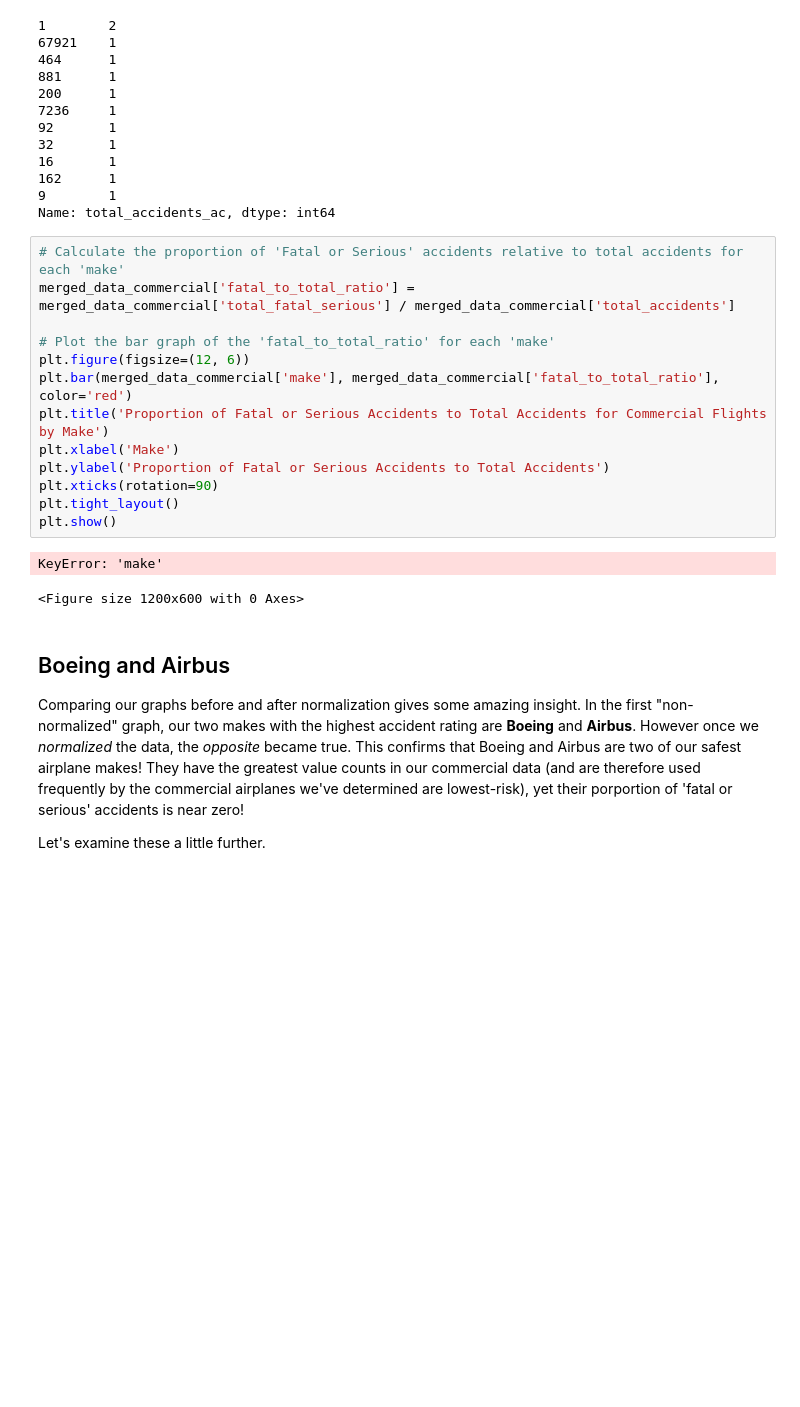
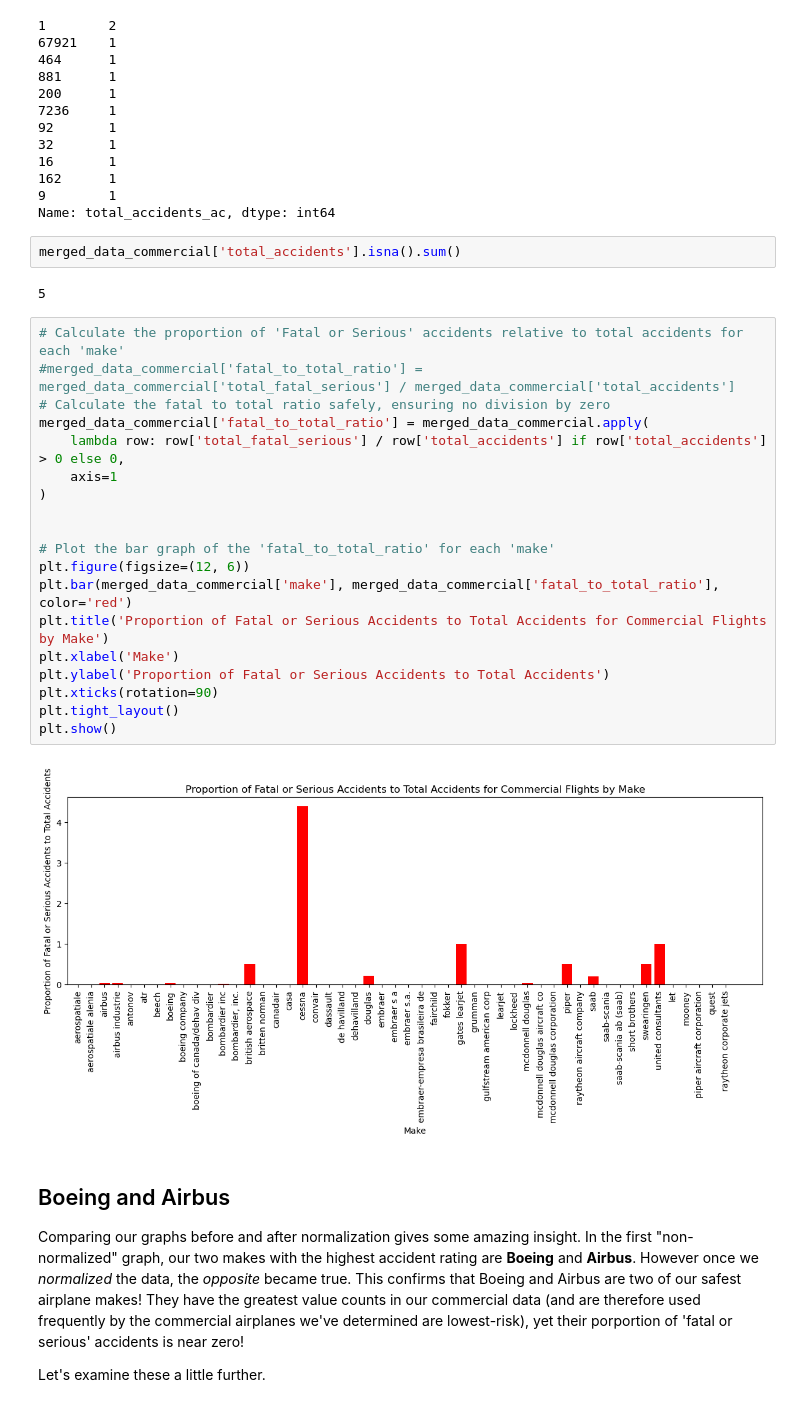
Before and after one commit to emmascotson/aviation-venture-risk-eda, a Jupyter notebook: aviation-venture-risk-eda.ipynb, the cells around one changed output. Drawn from its saved outputs; the diff is of its cells as text; blank space fills up the shorter version.

```diff
--- a/aviation-venture-risk-eda.ipynb
+++ b/aviation-venture-risk-eda.ipynb
@@ -2827,22 +2810,31 @@ merged_df_ac['total_accidents_ac'].value_counts()
 162      1
 9        1
 Name: total_accidents_ac, dtype: int64
+# %%
+merged_data_commercial['total_accidents'].isna().sum()
+# %% [output]
+5
 # %%
 # Calculate the proportion of 'Fatal or Serious' accidents relative to total accidents for each 'make'
-merged_data_commercial['fatal_to_total_ratio'] = merged_data_commercial['total_fatal_serious'] / merged_data_commercial['total_accidents']
+#merged_data_commercial['fatal_to_total_ratio'] = merged_data_commercial['total_fatal_serious'] / merged_data_commercial['total_accidents']
+# Calculate the fatal to total ratio safely, ensuring no division by zero
+merged_data_commercial['fatal_to_total_ratio'] = merged_data_commercial.apply(
+    lambda row: row['total_fatal_serious'] / row['total_accidents'] if row['total_accidents'] > 0 else 0,
+    axis=1
+)
+
 
 # Plot the bar graph of the 'fatal_to_total_ratio' for each 'make'
 plt.figure(figsize=(12, 6))
 plt.bar(merged_data_commercial['make'], merged_data_commercial['fatal_to_total_ratio'], color='red')
 plt.title('Proportion of Fatal or Serious Accidents to Total Accidents for Commercial Flights by Make')
 plt.xlabel('Make')
 plt.ylabel('Proportion of Fatal or Serious Accidents to Total Accidents')
 plt.xticks(rotation=90)
 plt.tight_layout()
 plt.show()
 # %% [output]
-KeyError: 'make'
-<Figure size 1200x600 with 0 Axes>
+[figure, added]
 # %% [markdown]
 ## Boeing and Airbus
 
```
Also changed, not shown: parts of 3 cells of this notebook.
